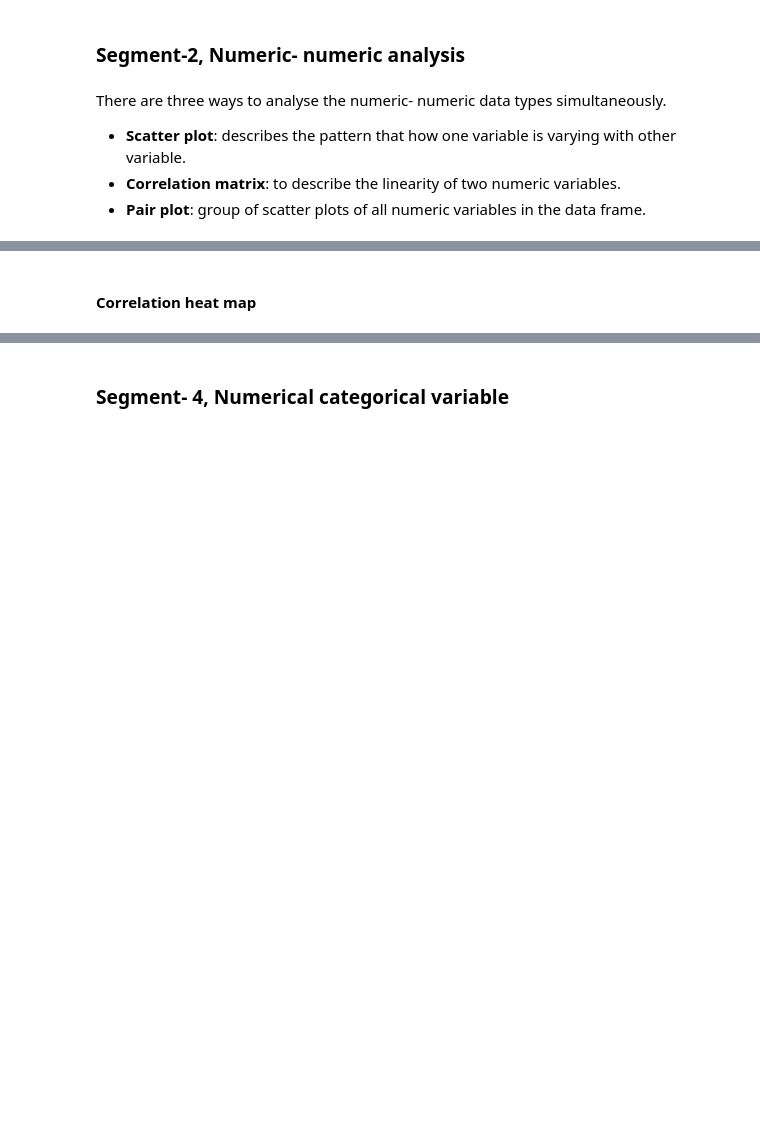
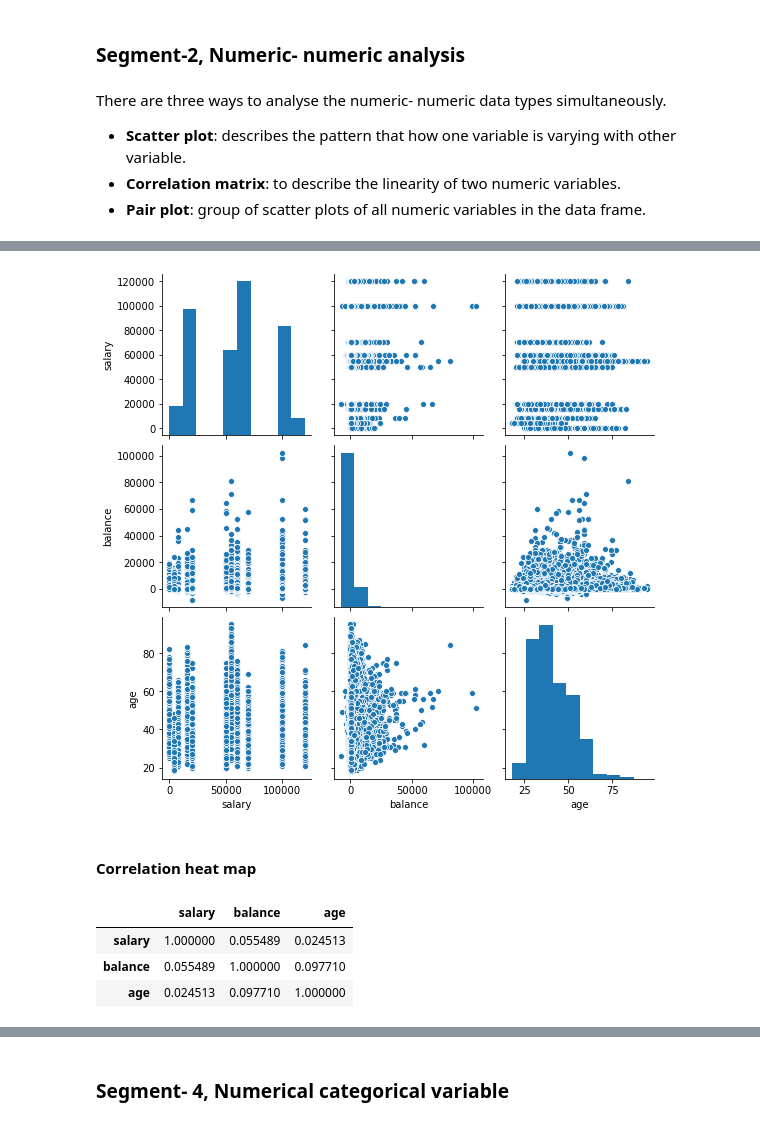
Before and after one commit to ds-souvik/Machine-Learning-Basic-Intermediate-Expert., a Jupyter notebook: 5 Exploratory Data Analysis/Bank+Marketing+Campaign_EDA-blank+notebook.ipynb, the cells around one changed output, grey strips where cells are left out. Drawn from its saved outputs; the diff is of its cells as text; code cells hidden in the pictures; blank space fills up the shorter version.

Commit message:
Completed the EDA process for the Bank Telemarketing Campaign Data

```diff
--- a/5 Exploratory Data Analysis/Bank+Marketing+Campaign_EDA-blank+notebook.ipynb
+++ b/5 Exploratory Data Analysis/Bank+Marketing+Campaign_EDA-blank+notebook.ipynb
@@ -701,6 +709,18 @@ There are three ways to analyse the numeric- numeric data types simultaneously.
 # %%
 #plot the pair plot of salary, balance and age in inp1 dataframe.
+sns.pairplot(data=inp1,vars=['salary', 'balance', 'age'])
+plt.show()
+# %% [output]
+[figure, added]
 # %% [markdown]
 #### Correlation heat map
+# %%
+#correlation.
+inp1[['salary', 'balance', 'age']].corr()
+# %% [output]
+|  | salary | balance | age |
+| salary | 1.000000 | 0.055489 | 0.024513 |
+| balance | 0.055489 | 1.000000 | 0.097710 |
+| age | 0.024513 | 0.097710 | 1.000000 |
 # %%
 #plot the correlation matrix of salary, balance and age in inp1 dataframe.
```
Also changed, not shown: parts of 47 cells of this notebook.
